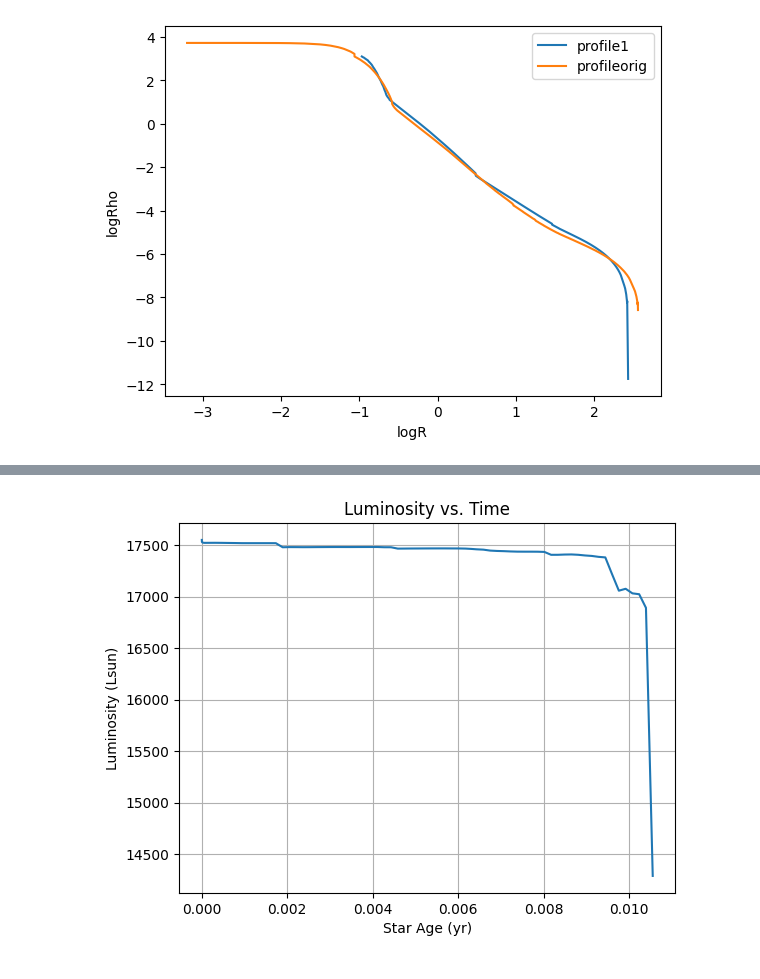
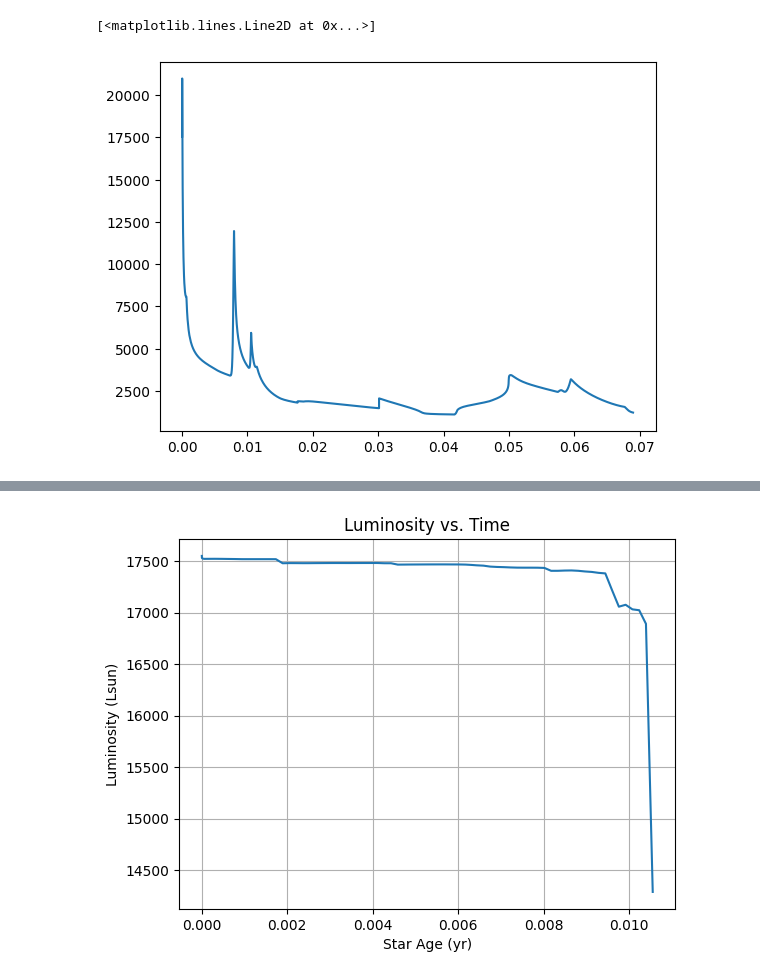
Before and after one commit to abhavishwakarma2/CE_GW, a Jupyter notebook: post_processing.ipynb, the cells around one changed output, grey strips where cells are left out. Saved outputs shown, nothing was run; the diff lists cells and outputs as text; code cells hidden in the pictures.

```diff
--- a/post_processing.ipynb
+++ b/post_processing.ipynb
@@ -6,17 +10,13 @@ from scipy.interpolate import interp1d
 # %%
 # log = mr.MesaLogDir('c:/Users/abhav/test/profiles_4')
 # h5 = mr.MesaData('c:/Users/abhav/test/history_5.data')
-profile1 = mr.MesaData('c:/Users/abhav/test/profile1.data')
-profileorig = mr.MesaData('c:/Users/abhav/Documents/UIUC_Graduate/RESEARCH/profile17.data')
+# profile1 = mr.MesaData('c:/Users/abhav/test/profile1.data')
+# profileorig = mr.MesaData('c:/Users/abhav/Documents/UIUC_Graduate/RESEARCH/profile17.data')
 # h6 = mr.MesaData('c:/Users/abhav/test/history_6.data')
-# h1 = mr.MesaData('c:/Users/abhav/Documents/UIUC_Graduate/RESEARCH/history.data')
+h1 = mr.MesaData('c:/Users/abhav/Documents/UIUC_Graduate/RESEARCH/CE_GW/Temp_cluster_scp/history_3.data')
 # %%
-plt.plot(profile1.logR, profile1.logRho, label='profile1')
-plt.plot(profileorig.logR, profileorig.logRho, label='profileorig')
-plt.xlabel('logR')
-plt.ylabel('logRho')
-plt.legend()
-plt.show()
-plt.close()
+plt.plot(h1.star_age, 10**h1.log_L, label='No BC')
+# plt.plot(h1.star_age, h1.aorb/Rsun, label='No BC')
 # %% [output]
+[<matplotlib.lines.Line2D at 0x...>]
-[figure, old version]
+[figure, new version]
```
Also changed, not shown: parts of 3 cells of this notebook, 2 other files.
